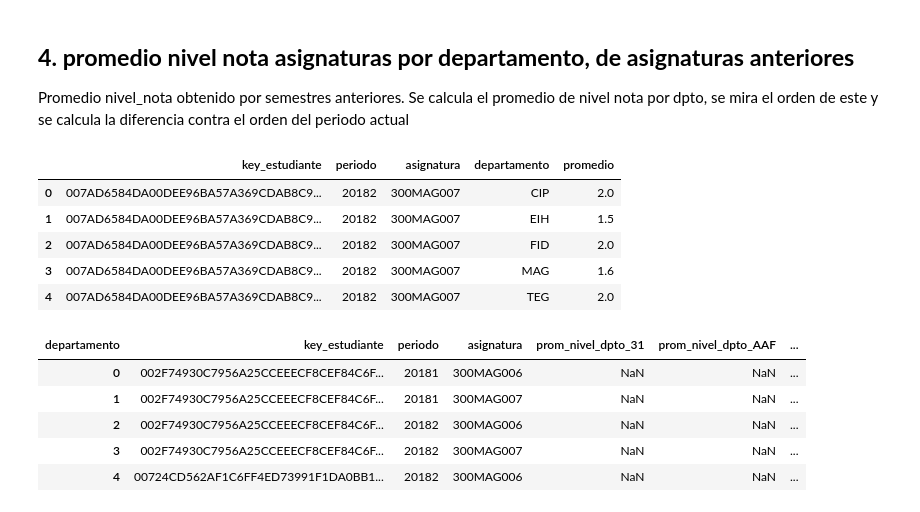
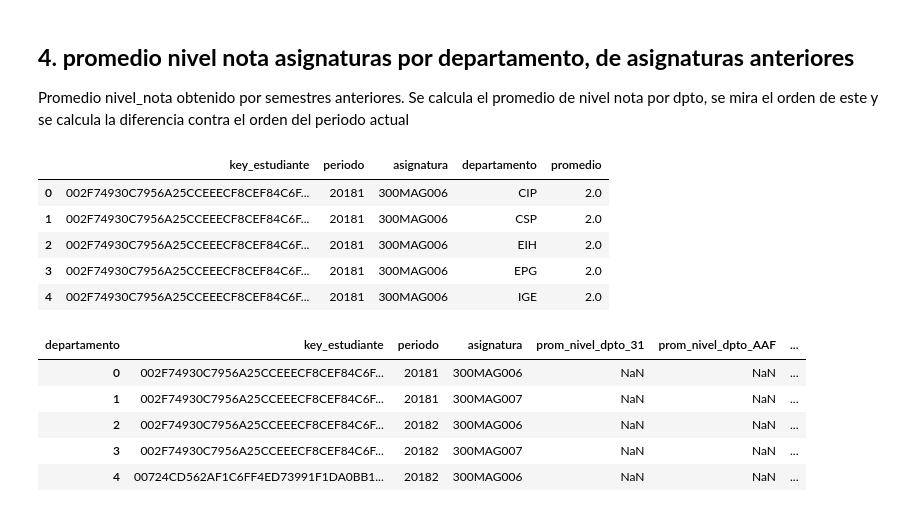
Before and after one commit to jaimereinoso2/pg2, a Jupyter notebook: prepararDATOS.ipynb, the cells around one changed output. Saved outputs shown, nothing was run; the diff lists cells and outputs as text; code cells hidden in the pictures.

```diff
--- a/prepararDATOS.ipynb
+++ b/prepararDATOS.ipynb
@@ -347,30 +347,30 @@ la diferencia contra el orden del periodo actual
 # %%
 DATOS = pd.read_pickle('checkPoints/DATOS3.pkl')
 
 # decido usar mysql-connect en vez de alchemy porque hacer un DML con alchemy es un dolor de huevo
 query = """
     SELECT ma.key_estudiante, ma.periodo, ma.asignatura,
            ma2.departamento, AVG(ma2.nivel_nota) promedio
     FROM f_matriculasAsignaturas ma						-- tabla base
     INNER JOIN f_periodos p								--  periodo de ma
     ON p.periodo = ma.periodo
     INNER JOIN  f_matriculasAsignaturas ma2				-- las asignaturas que vio antes
     ON  ma2.key_estudiante = ma.key_estudiante
     INNER JOIN f_periodos p2							-- periodo de las asignaturas que vio antes
     ON p2.periodo = ma2.periodo
     WHERE ma.analizar = 1								-- se toman en cuenta solo analizar = 1
-    AND p2.ordenRE < p.ordenRE                          -- solo miramos en el orden correcto
+    AND p2.orden < p.orden                          -- solo miramos en el orden correcto
     GROUP BY ma.key_estudiante, ma.periodo, ma.asignatura, ma2.departamento;
 """
 temp = pd.read_sql(query, con=motor)
 temp.head()
 # %% [output]
 |  | key_estudiante | periodo | asignatura | departamento | promedio |
-| 0 | 007AD6584DA00DEE96BA57A369CDAB8C9... | 20182 | 300MAG007 | CIP | 2.0 |
-| 1 | 007AD6584DA00DEE96BA57A369CDAB8C9... | 20182 | 300MAG007 | EIH | 1.5 |
-| 2 | 007AD6584DA00DEE96BA57A369CDAB8C9... | 20182 | 300MAG007 | FID | 2.0 |
-| 3 | 007AD6584DA00DEE96BA57A369CDAB8C9... | 20182 | 300MAG007 | MAG | 1.6 |
-| 4 | 007AD6584DA00DEE96BA57A369CDAB8C9... | 20182 | 300MAG007 | TEG | 2.0 |
+| 0 | 002F74930C7956A25CCEEECF8CEF84C6F... | 20181 | 300MAG006 | CIP | 2.0 |
+| 1 | 002F74930C7956A25CCEEECF8CEF84C6F... | 20181 | 300MAG006 | CSP | 2.0 |
+| 2 | 002F74930C7956A25CCEEECF8CEF84C6F... | 20181 | 300MAG006 | EIH | 2.0 |
+| 3 | 002F74930C7956A25CCEEECF8CEF84C6F... | 20181 | 300MAG006 | EPG | 2.0 |
+| 4 | 002F74930C7956A25CCEEECF8CEF84C6F... | 20181 | 300MAG006 | IGE | 2.0 |
 # %%
 temp_pivot = temp.pivot(index=['key_estudiante','periodo','asignatura'], columns='departamento', values='promedio').reset_index()
 prefijo = 'prom_nivel_dpto_'
```
Also changed, not shown: parts of 16 cells of this notebook, 1 other file.
